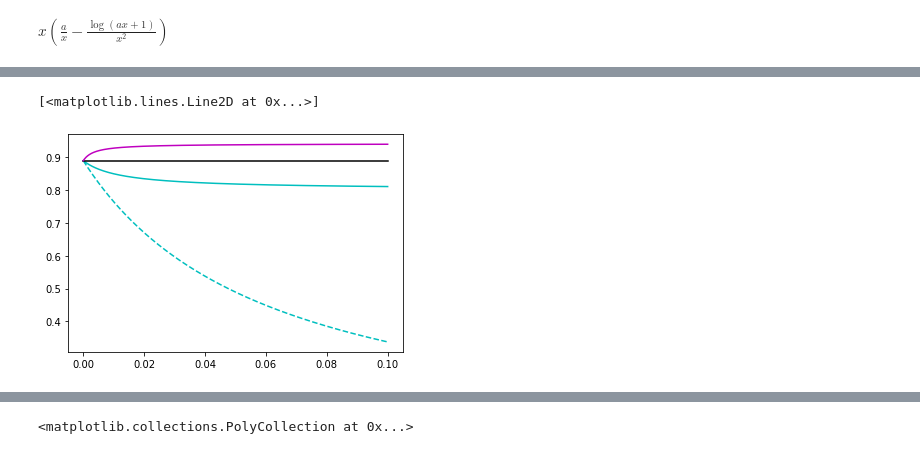
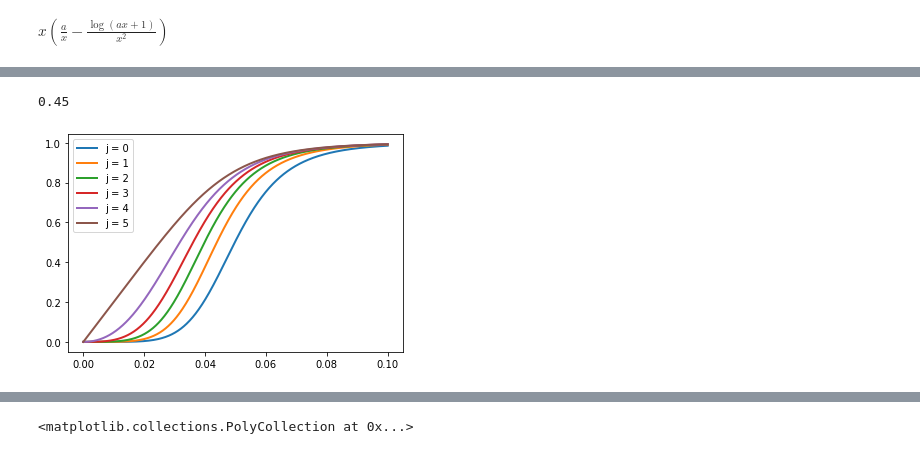
Before and after one commit to SchardtS/Cell-Differentiation, a Jupyter notebook: Testing Ground.ipynb, the cells around one changed output, grey strips where cells are left out. Cells and saved outputs as stored; diff of their text form; code cells hidden in the pictures.

```diff
--- a/Testing Ground.ipynb
+++ b/Testing Ground.ipynb
@@ -82,8 +62,24 @@ plt.plot(a, p_A(2), 'm')
-# %%
-plt.plot(a, p_B(0), 'c--')
-plt.plot(a, p_B(1/2), 'c')
-plt.plot(a, p_B(1), 'k')
-plt.plot(a, p_B(2), 'm')
-# %% [output]
-[<matplotlib.lines.Line2D at 0x...>]
-[figure, removed]
+# %%
+import numpy as np
+import matplotlib.pyplot as plt
+
+eta_a = np.exp(3)
+
+a = np.linspace(0,0.1,1000)
+
+def prob(a, i, j):
+    prob = np.zeros(len(a))
+    for k in range(j+1):
+        prob += eta_a**(i-k)*a**(i-k)
+
+    return prob/(1+prob)
+
+i = 6
+for j in range(i):
+    plt.plot(a, prob(a,i,j), lw=2, label='j = '+str(j))
+
+plt.legend()
+print(1.8/4)
+# %% [output]
+0.45
+[figure, added]
```
Also changed, not shown: parts of 10 cells of this notebook, 14 other files.
